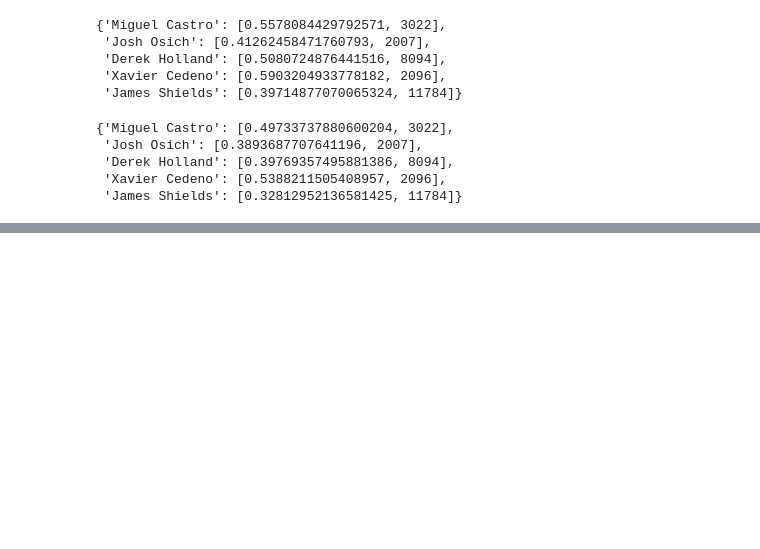
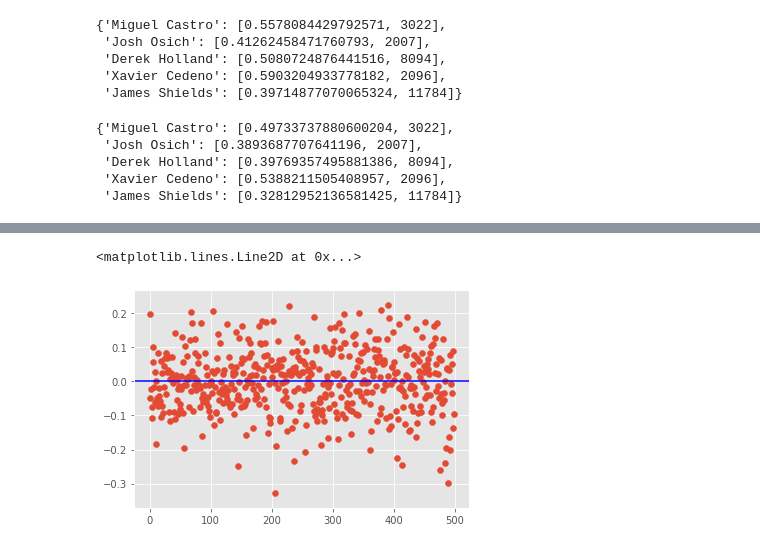
Before and after one commit to morganabbitt/MLB-Pitches, a Jupyter notebook: Notebooks/pitchers_outcomes.ipynb, the cells around one changed output, grey strips where cells are left out. Drawn from its saved outputs; the diff is of its cells as text; code cells hidden in the pictures; blank space fills up the shorter version.

```diff
--- a/Notebooks/pitchers_outcomes.ipynb
+++ b/Notebooks/pitchers_outcomes.ipynb
@@ -400,0 +528,6 @@ plt.savefig('../Graphics/Normalized_baa_accuracy.png')
+# %%
+plt.scatter(np.arange(500), sm_results.resid.values)
+plt.axhline(0, c='b')
+# %% [output]
+<matplotlib.lines.Line2D at 0x...>
+[figure, added]
```
Also changed, not shown: parts of 47 cells of this notebook, 6 other files.
